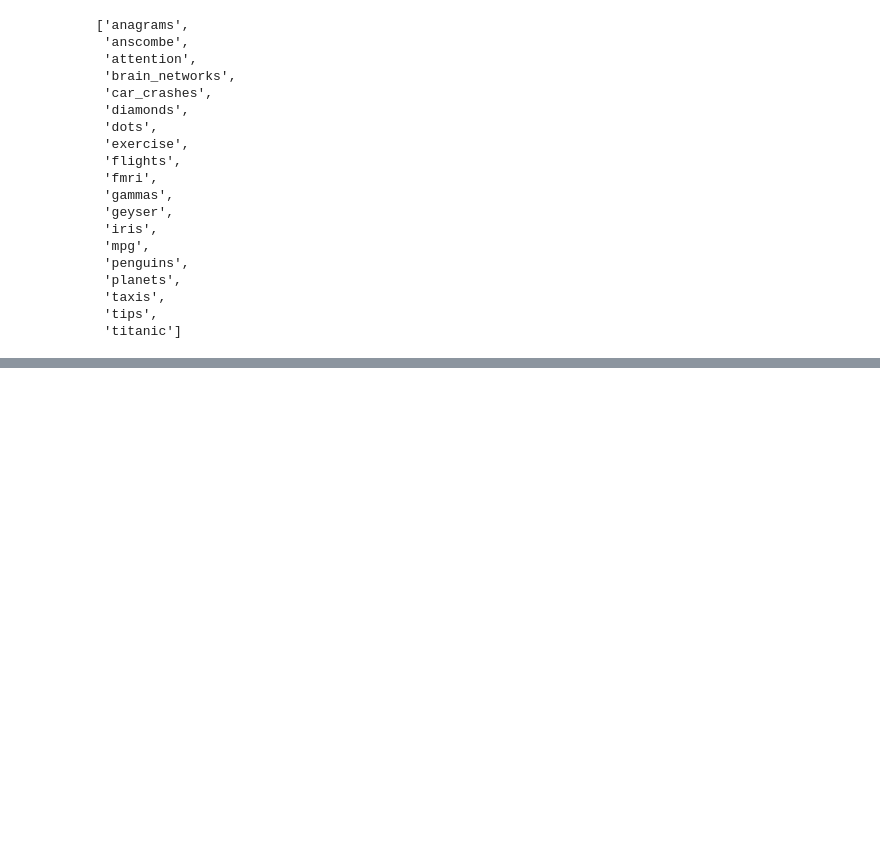
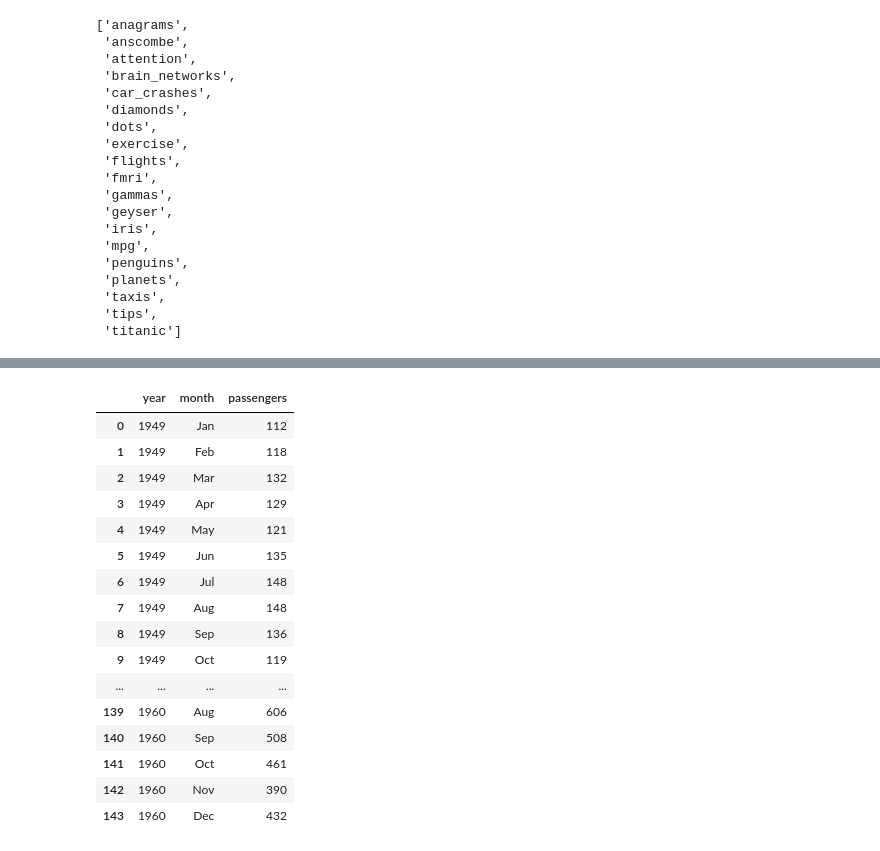
Before and after one commit to NSharick/python-practice, a Jupyter notebook: practice_datasets_tableau.ipynb, the cells around one changed output, grey strips where cells are left out. Saved outputs shown, nothing was run; the diff lists cells and outputs as text; code cells hidden in the pictures; blank space fills up the shorter version.

```diff
--- a/practice_datasets_tableau.ipynb
+++ b/practice_datasets_tableau.ipynb
@@ -264,0 +286,21 @@ sns.get_dataset_names()
+# %%
+flights = sns.load_dataset('flights')
+flights
+# %% [output]
+|  | year | month | passengers |
+| 0 | 1949 | Jan | 112 |
+| 1 | 1949 | Feb | 118 |
+| 2 | 1949 | Mar | 132 |
+| 3 | 1949 | Apr | 129 |
+| 4 | 1949 | May | 121 |
+| 5 | 1949 | Jun | 135 |
+| 6 | 1949 | Jul | 148 |
+| 7 | 1949 | Aug | 148 |
+| 8 | 1949 | Sep | 136 |
+| 9 | 1949 | Oct | 119 |
+| ... | ... | ... | ... |
+| 139 | 1960 | Aug | 606 |
+| 140 | 1960 | Sep | 508 |
+| 141 | 1960 | Oct | 461 |
+| 142 | 1960 | Nov | 390 |
+| 143 | 1960 | Dec | 432 |
```
Also changed, not shown: parts of 1 cell of this notebook.
